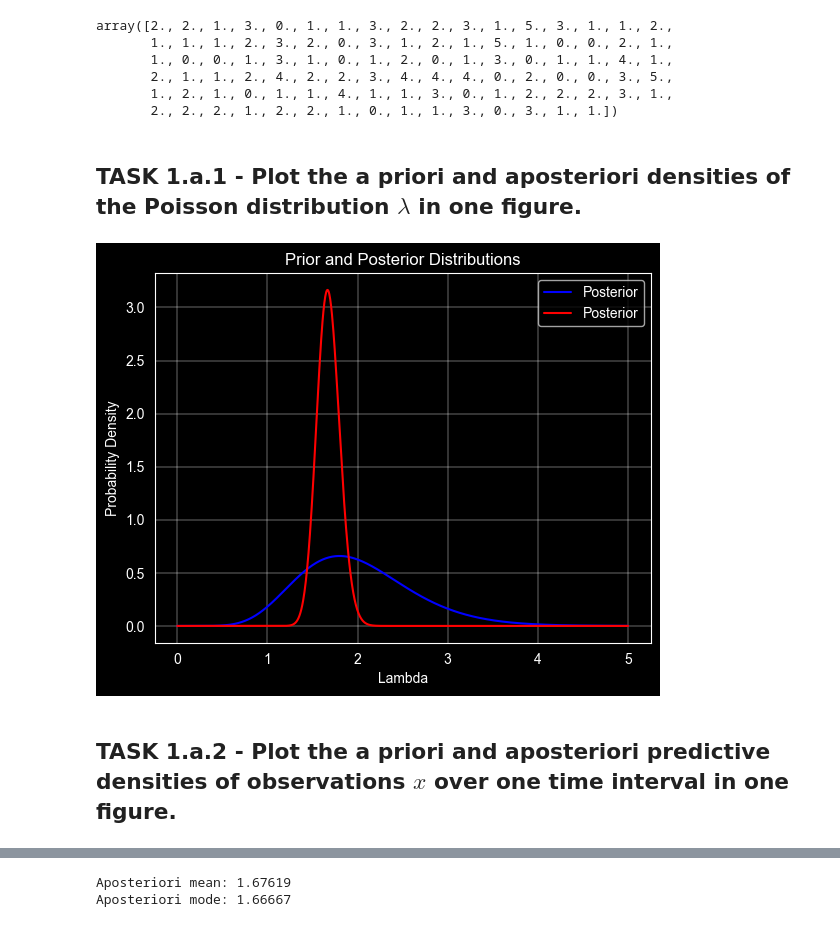
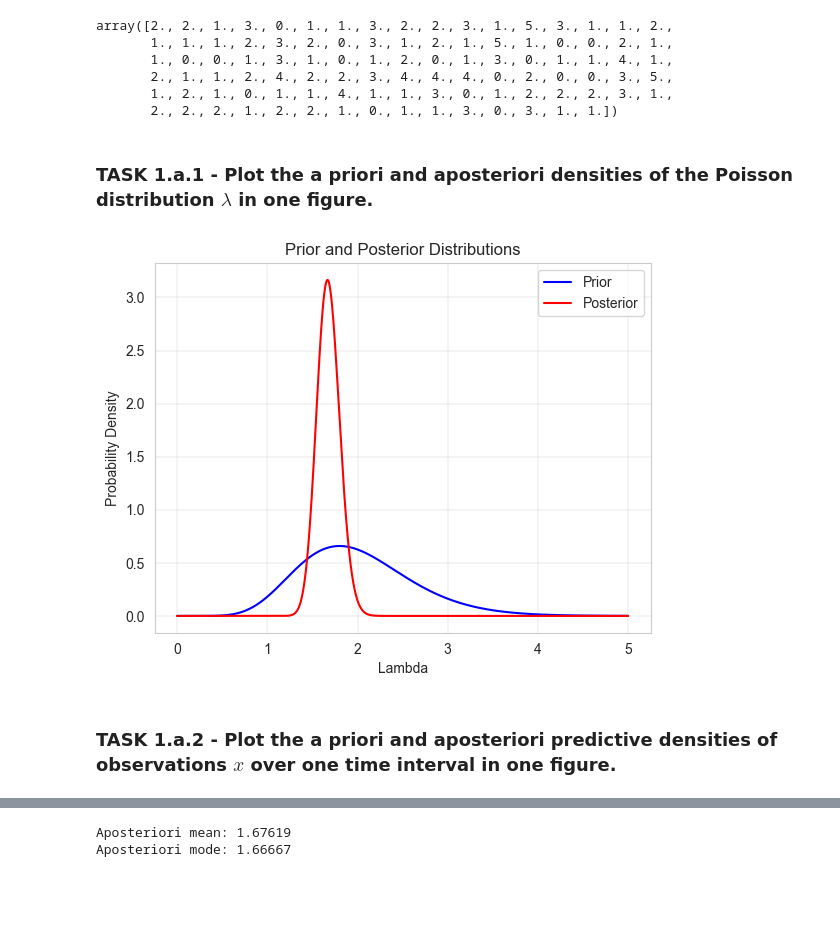
Before and after one commit to zdeneklapes/msp-project2, a Jupyter notebook: xlapes02.ipynb, the cells around one changed output, grey strips where cells are left out. Drawn from its saved outputs; the diff is of its cells as text; code cells hidden in the pictures; blank space fills up the shorter version.

```diff
--- a/xlapes02.ipynb
+++ b/xlapes02.ipynb
@@ -31,7 +31,7 @@ def write_to_file(file_name, content):
 Path('tmp/out').mkdir(parents=True, exist_ok=True)
 
 # Set dark theme
-plt.style.use('dark_background')
+# plt.style.use('dark_background')
 
 # Set grid thickness
 plt.rcParams['grid.linewidth'] = 0.3
@@ -94,7 +94,7 @@ array([2., 2., 1., 3., 0., 1., 1., 3., 2., 2., 3., 1., 5., 3., 1., 1., 2.,
        1., 2., 1., 0., 1., 1., 4., 1., 1., 3., 0., 1., 2., 2., 2., 3., 1.,
        2., 2., 2., 1., 2., 2., 1., 0., 1., 1., 3., 0., 3., 1., 1.])
 # %% [markdown]
-## TASK 1.a.1 - Plot the a priori and aposteriori densities of the Poisson distribution $\lambda$ in one figure.
+### TASK 1.a.1 - Plot the a priori and aposteriori densities of the Poisson distribution $\lambda$ in one figure.
 # %%
 alpha_prior = 10  # connection count
 beta_prior = 5  # time within the connection count (alpha_prior) was observed
@@ -109,17 +109,17 @@ y_prior = stats.gamma.pdf(x_prior, alpha_prior, scale=1 / beta_prior)
 x_posterior = np.linspace(0, np.max(filtered_data), 1000)
 y_posterior = stats.gamma.pdf(x_posterior, alpha_posterior, scale=1 / beta_posterior)
 # %%
-plt.plot(x_prior, y_prior, label='Posterior', color='blue')
+plt.plot(x_prior, y_prior, label='Prior', color='blue')
 plt.plot(x_posterior, y_posterior, label='Posterior', color='red')
 plt.title('Prior and Posterior Distributions')
 plt.xlabel('Lambda')
 plt.ylabel('Probability Density')
 plt.legend()
 plt.show()
 # %% [output]
-[figure, old version]
+[figure, new version]
 # %% [markdown]
-## TASK 1.a.2 - Plot the a priori and aposteriori predictive densities of observations $x$ over one time interval in one figure.
+### TASK 1.a.2 - Plot the a priori and aposteriori predictive densities of observations $x$ over one time interval in one figure.
 # %%
 x_prior_interval = range(0, 6)  # 0 to 5 connections, because nbinom is discrete
 y_prior_interval = stats.nbinom.pmf(x_prior_interval, alpha_prior, beta_prior / (1 + beta_prior))
```
Also changed, not shown: parts of 24 cells of this notebook, 1 other file.
